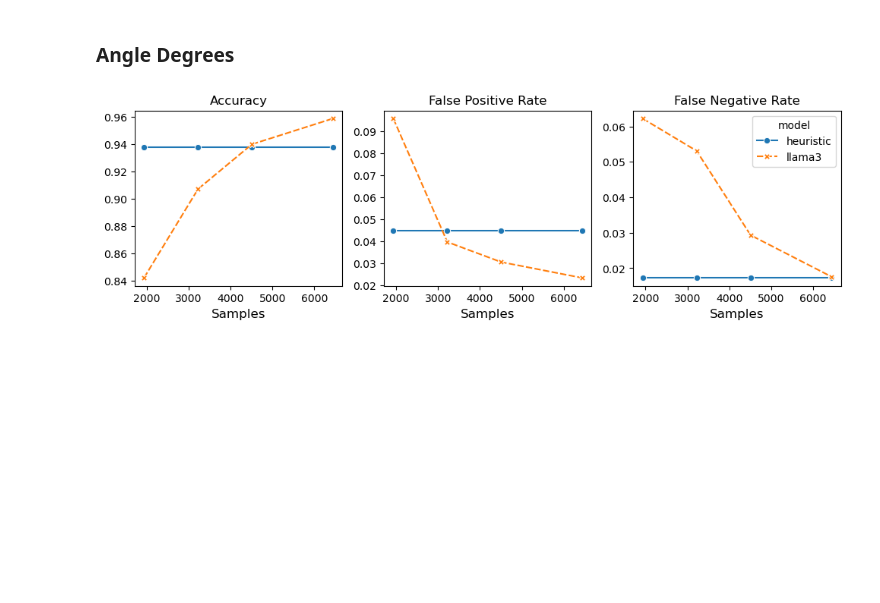
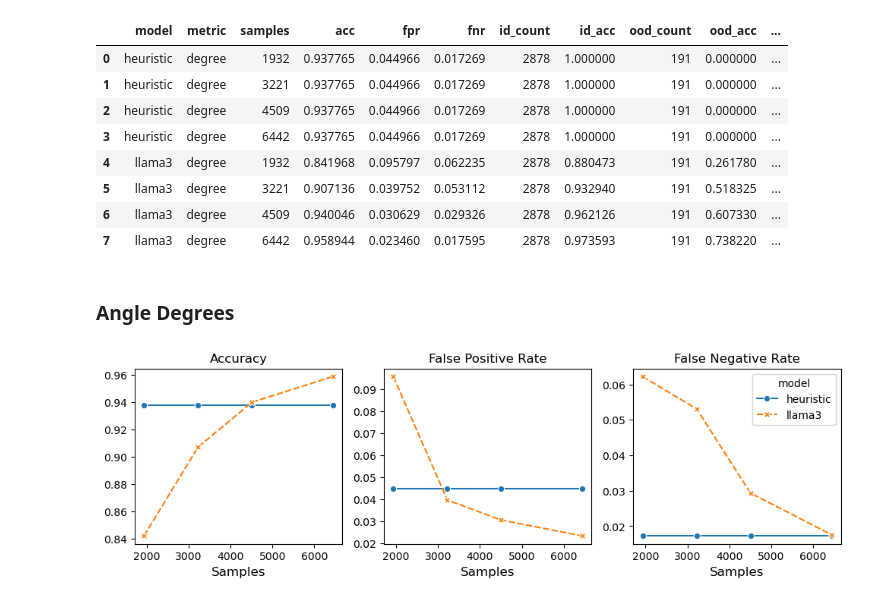
Before and after one commit to BeanHam/2024-spatial-data-integration, a Jupyter notebook: join_task/inference_results/misc/inference_results_proportion_fixed.ipynb, the cells around one changed output. Saved outputs shown, nothing was run; the diff lists cells and outputs as text; code cells hidden in the pictures; blank space fills up the shorter version.

```diff
--- a/join_task/inference_results/misc/inference_results_proportion_fixed.ipynb
+++ b/join_task/inference_results/misc/inference_results_proportion_fixed.ipynb
@@ -44,7 +44,7 @@ def post_processing_old(data, model, metric_name, metric_value):
         elif metric_name == 'distance':
             pred=np.array(data['euc_dist'])>=metric_value
     else:
-        pred=np.load(f'{metric_name}/{model}_{metric_name}_{metric_value}.npy')
+        pred=np.load(f'../{metric_name}/{model}_{metric_name}_{metric_value}.npy')
         pred=np.array([int(i.replace('<|eot_id|>', '')\
                            .replace('</s>', '')\
                            .split('Label:')[1]\
@@ -64,7 +64,7 @@ def post_processing(data, model, metric_name, metric_value, proportion):
         elif metric_name == 'distance':
             pred=np.array(data['euc_dist'])>=metric_value
     else:
-        pred=np.load(f'{metric_name}/{model}_{metric_name}_{metric_value}_fixed_{proportion}.npy')
+        pred=np.load(f'../{metric_name}/{model}_{metric_name}_{metric_value}_fixed_{proportion}.npy')
         pred=np.array([int(i.replace('<|eot_id|>', '')\
                            .replace('</s>', '')\
                            .split('Label:')[1]\
@@ -95,6 +95,18 @@ results=pd.DataFrame(results, columns=['model','metric','samples','acc','fpr','f
 results['total_count']=[len(test)]*len(results)
 results['id_correct_count']=results.id_count.values*results.id_acc.values
 results['ood_correct_count']=results.ood_count.values*results.ood_acc.values
+# %%
+results
+# %% [output]
+|  | model | metric | samples | acc | fpr | fnr | id_count | id_acc | ood_count | ood_acc | ... |
+| 0 | heuristic | degree | 1932 | 0.937765 | 0.044966 | 0.017269 | 2878 | 1.000000 | 191 | 0.000000 | ... |
+| 1 | heuristic | degree | 3221 | 0.937765 | 0.044966 | 0.017269 | 2878 | 1.000000 | 191 | 0.000000 | ... |
+| 2 | heuristic | degree | 4509 | 0.937765 | 0.044966 | 0.017269 | 2878 | 1.000000 | 191 | 0.000000 | ... |
+| 3 | heuristic | degree | 6442 | 0.937765 | 0.044966 | 0.017269 | 2878 | 1.000000 | 191 | 0.000000 | ... |
+| 4 | llama3 | degree | 1932 | 0.841968 | 0.095797 | 0.062235 | 2878 | 0.880473 | 191 | 0.261780 | ... |
+| 5 | llama3 | degree | 3221 | 0.907136 | 0.039752 | 0.053112 | 2878 | 0.932940 | 191 | 0.518325 | ... |
+| 6 | llama3 | degree | 4509 | 0.940046 | 0.030629 | 0.029326 | 2878 | 0.962126 | 191 | 0.607330 | ... |
+| 7 | llama3 | degree | 6442 | 0.958944 | 0.023460 | 0.017595 | 2878 | 0.973593 | 191 | 0.738220 | ... |
 # %% [markdown]
 ### Angle Degrees
 # %%
```
Also changed, not shown: 49 other files.
